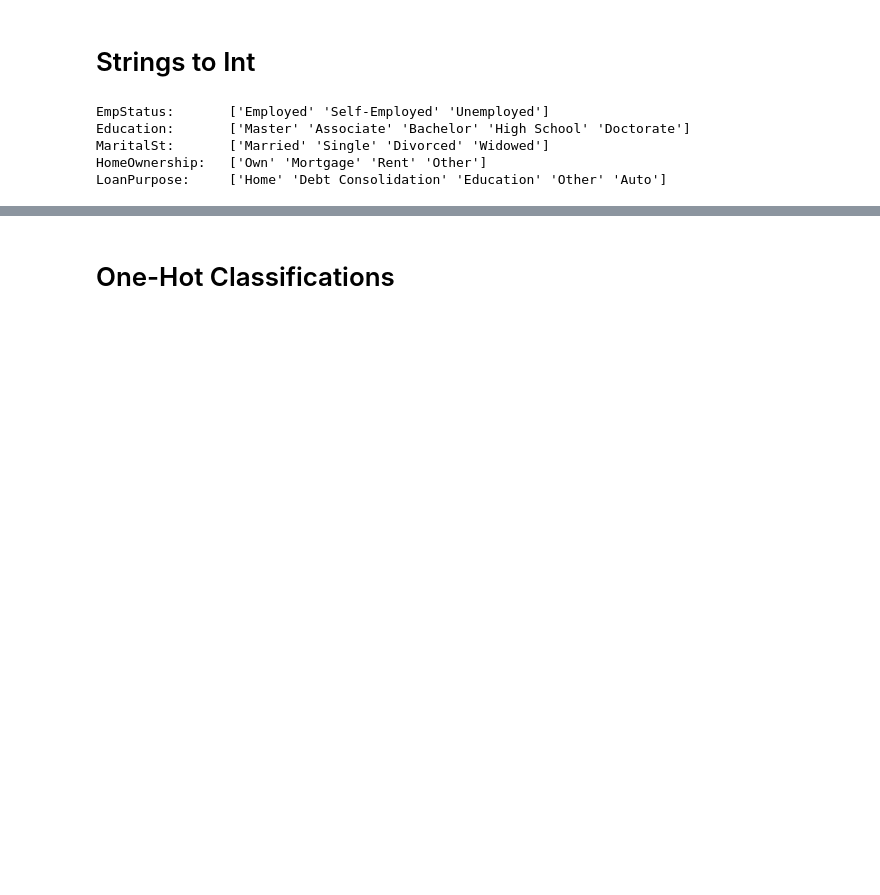
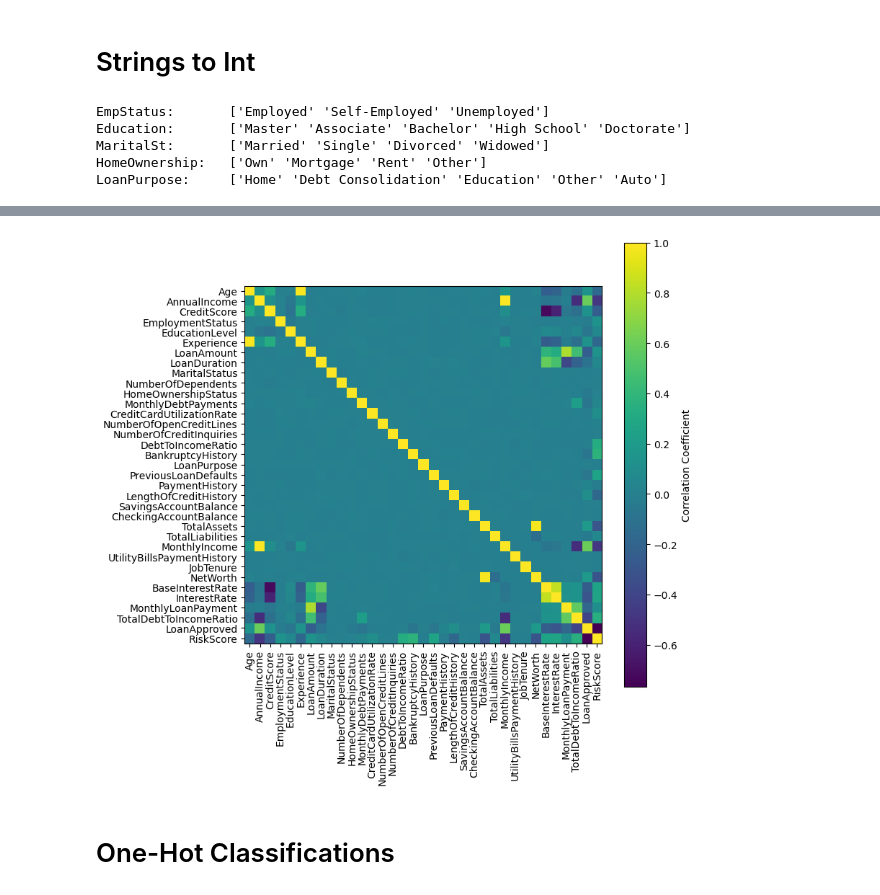
Before and after one commit to RMan2323/loan-risk-predictor, a Jupyter notebook: Preprocessing.ipynb, the cells around one changed output, grey strips where cells are left out. Cells and saved outputs as stored; diff of their text form; code cells hidden in the pictures; blank space fills up the shorter version.

```diff
--- a/Preprocessing.ipynb
+++ b/Preprocessing.ipynb
@@ -135,3 +150,13 @@ strDf.to_csv("./IntClasses/Str_To_Int.csv", index=False)
+# %%
+corr = strDf.corr()
+plt.figure(figsize=(8,8))
+plt.imshow(corr)
+plt.colorbar(label='Correlation Coefficient')
+plt.xticks(ticks=np.arange(len(corr.columns)), labels=corr.index, rotation=90)
+plt.yticks(ticks=np.arange(len(corr.columns)), labels=corr.index)
+plt.show()
+# %% [output]
+[figure, added]
 # %% [markdown]
 # One-Hot Classifications
 # %%
```
Also changed, not shown: parts of 3 cells of this notebook, 27 other files.
